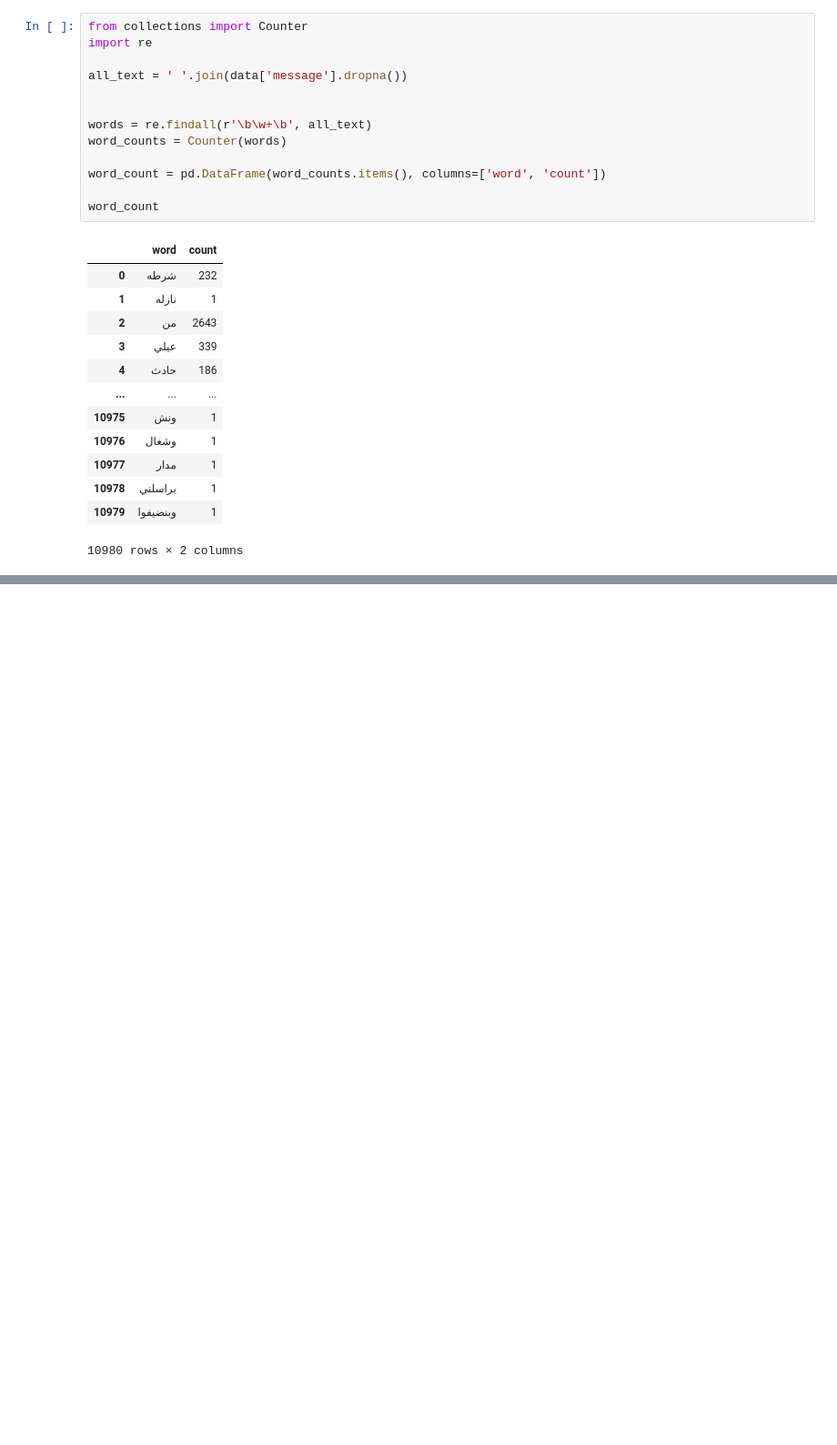
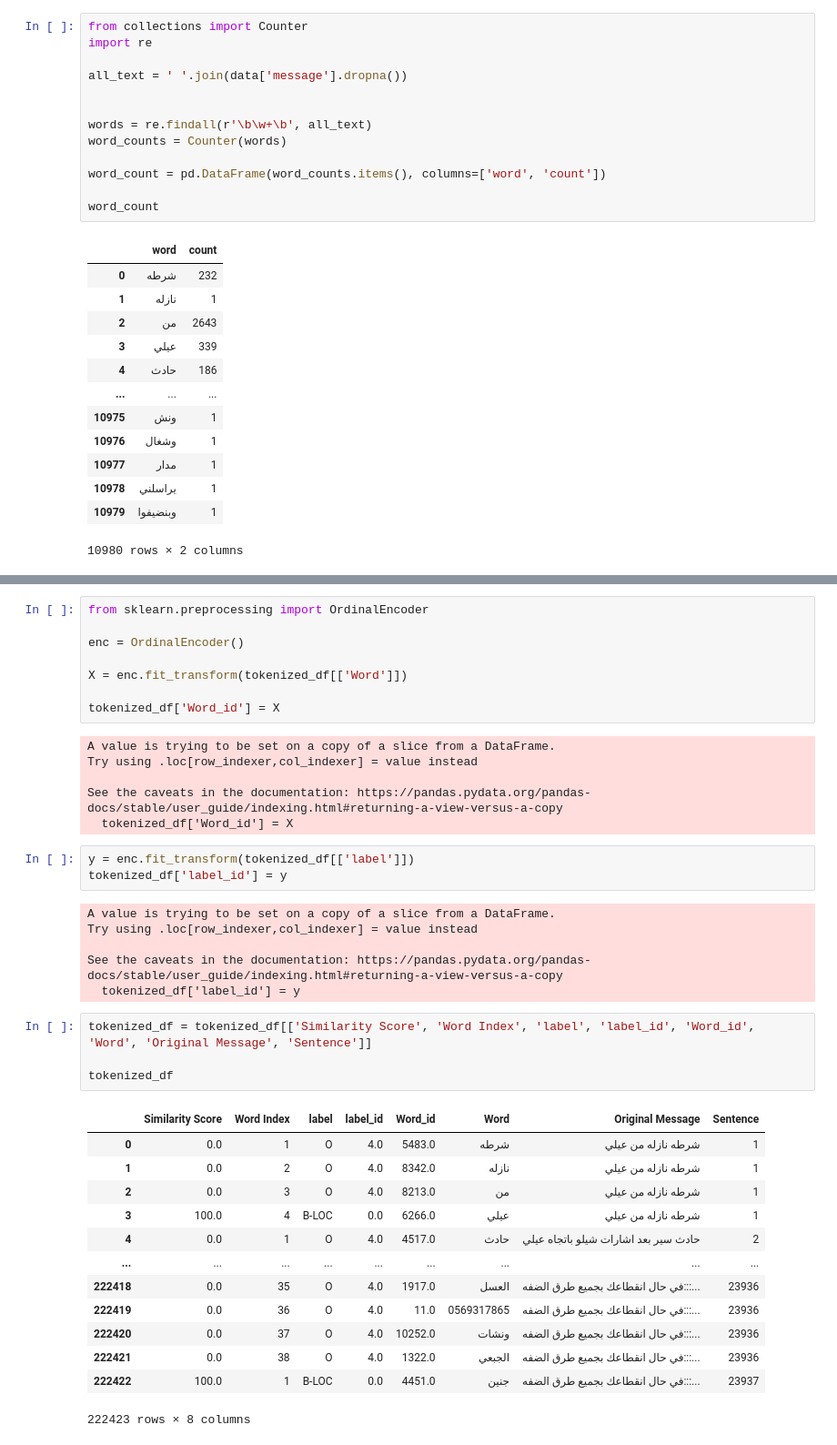
Before and after one commit to ehabsuliman/ROADWATCH, a Jupyter notebook: Road/RW.ipynb, the cells around one changed output, grey strips where cells are left out. Shown at 91% size. Cells and saved outputs as stored; diff of their text form; blank space fills up the shorter version.

```diff
--- a/Road/RW.ipynb
+++ b/Road/RW.ipynb
@@ -319,0 +388,41 @@ ModuleNotFoundError: No module named 'rapidfuzz'
+# %%
+from sklearn.preprocessing import OrdinalEncoder
+
+enc = OrdinalEncoder()
+
+X = enc.fit_transform(tokenized_df[['Word']])
+
+tokenized_df['Word_id'] = X
+# %% [output]
+A value is trying to be set on a copy of a slice from a DataFrame.
+Try using .loc[row_indexer,col_indexer] = value instead
+
+See the caveats in the documentation: https://pandas.pydata.org/pandas-docs/stable/user_guide/indexing.html#returning-a-view-versus-a-copy
+  tokenized_df['Word_id'] = X
+# %%
+y = enc.fit_transform(tokenized_df[['label']])
+tokenized_df['label_id'] = y
+# %% [output]
+A value is trying to be set on a copy of a slice from a DataFrame.
+Try using .loc[row_indexer,col_indexer] = value instead
+
+See the caveats in the documentation: https://pandas.pydata.org/pandas-docs/stable/user_guide/indexing.html#returning-a-view-versus-a-copy
+  tokenized_df['label_id'] = y
+# %%
+tokenized_df = tokenized_df[['Similarity Score', 'Word Index', 'label', 'label_id', 'Word_id', 'Word', 'Original Message', 'Sentence']]
+
+tokenized_df
+# %% [output]
+|  | Similarity Score | Word Index | label | label_id | Word_id | Word | Original Message | Sentence |
+| 0 | 0.0 | 1 | O | 4.0 | 5483.0 | شرطه | شرطه نازله من عيلي | 1 |
+| 1 | 0.0 | 2 | O | 4.0 | 8342.0 | نازله | شرطه نازله من عيلي | 1 |
+| 2 | 0.0 | 3 | O | 4.0 | 8213.0 | من | شرطه نازله من عيلي | 1 |
+| 3 | 100.0 | 4 | B-LOC | 0.0 | 6266.0 | عيلي | شرطه نازله من عيلي | 1 |
+| 4 | 0.0 | 1 | O | 4.0 | 4517.0 | حادث | حادث سير بعد اشارات شيلو باتجاه عيلي | 2 |
+| ... | ... | ... | ... | ... | ... | ... | ... | ... |
+| 222418 | 0.0 | 35 | O | 4.0 | 1917.0 | العسل | في حال انقطاعك بجميع طرق الضفه:::... | 23936 |
+| 222419 | 0.0 | 36 | O | 4.0 | 11.0 | 0569317865 | في حال انقطاعك بجميع طرق الضفه:::... | 23936 |
+| 222420 | 0.0 | 37 | O | 4.0 | 10252.0 | ونشات | في حال انقطاعك بجميع طرق الضفه:::... | 23936 |
+| 222421 | 0.0 | 38 | O | 4.0 | 1322.0 | الجبعي | في حال انقطاعك بجميع طرق الضفه:::... | 23936 |
+| 222422 | 100.0 | 1 | B-LOC | 0.0 | 4451.0 | جنين | في حال انقطاعك بجميع طرق الضفه:::... | 23937 |
+222423 rows × 8 columns
```
Also changed, not shown: parts of 14 cells of this notebook.
